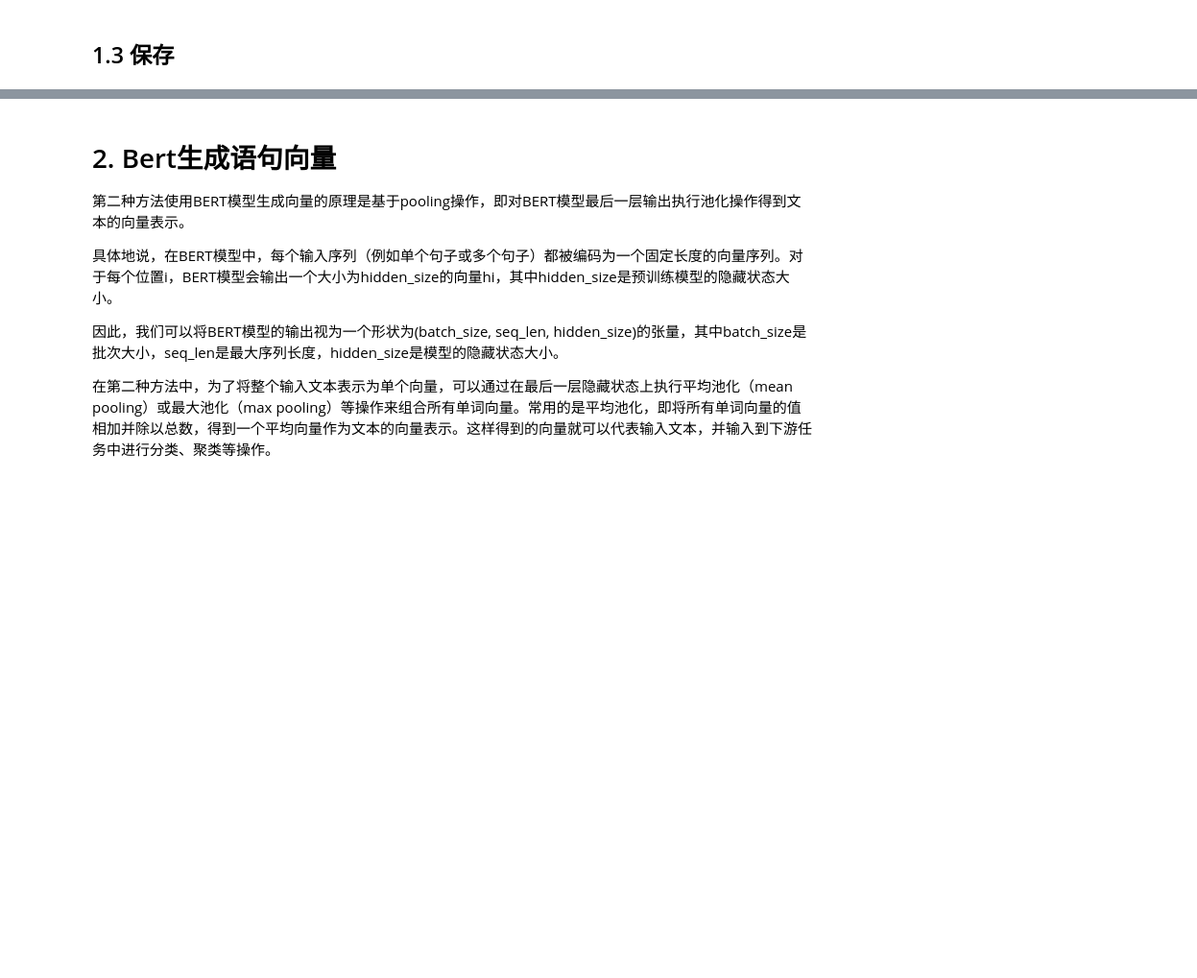
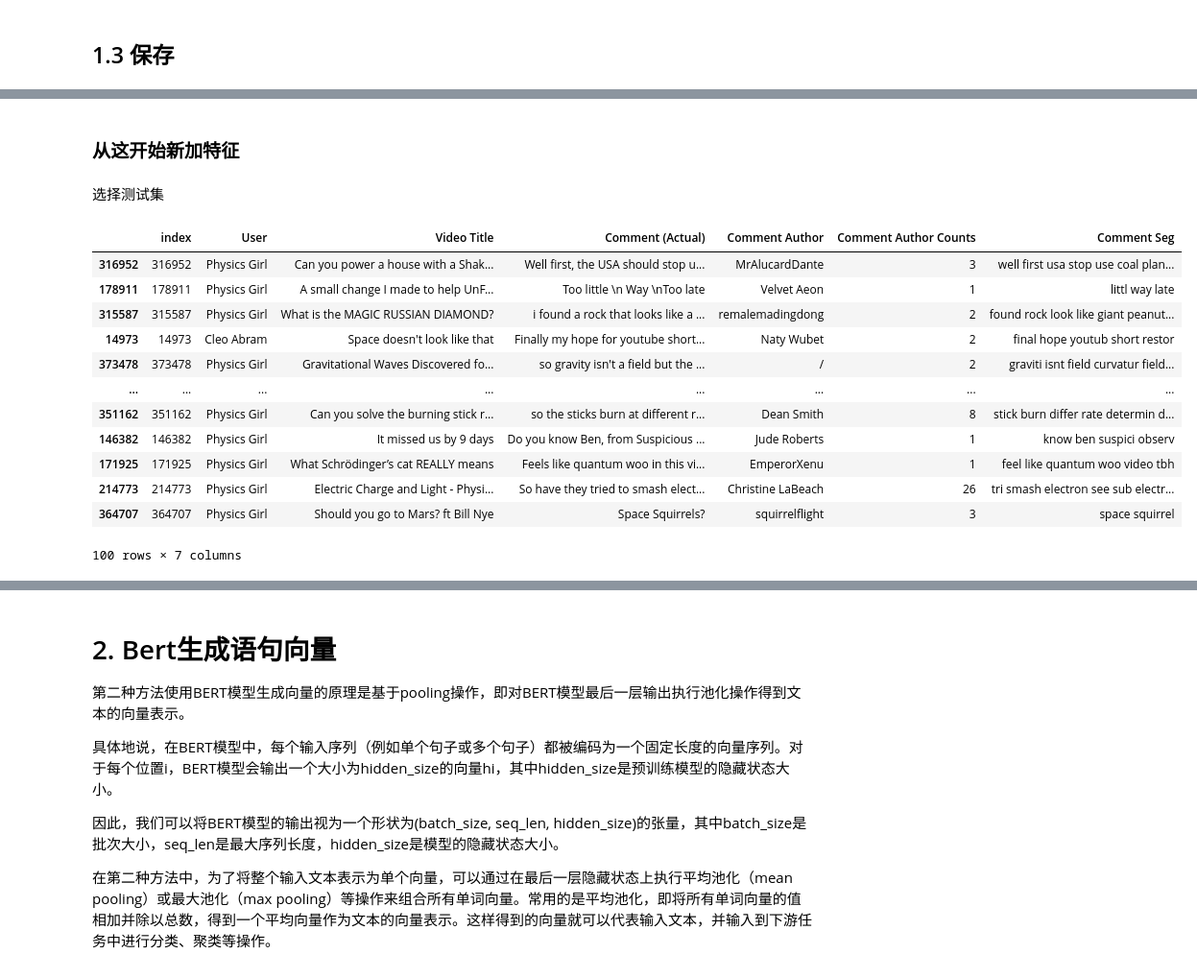
Before and after one commit to Blackteaxx/PythonDataAnalyze, a Jupyter notebook: PCA&Clustered/test.ipynb, the cells around one changed output, grey strips where cells are left out. Shown at 96% size. Cells and saved outputs as stored; diff of their text form; code cells hidden in the pictures; blank space fills up the shorter version.

```diff
--- a/PCA&Clustered/test.ipynb
+++ b/PCA&Clustered/test.ipynb
@@ -115,0 +127,22 @@ df = df.dropna(subset=['Comment Seg'])
+# %% [markdown]
+### 从这开始新加特征
+# %% [markdown]
+选择测试集
+# %%
+testdf = df.sample(n=100)
+testdf
+testdf.to_csv("testData.csv", index=False)
+# %% [output]
+|  | index | User | Video Title | Comment (Actual) | Comment Author | Comment Author Counts | Comment Seg |
+| 316952 | 316952 | Physics Girl | Can you power a house with a Shak... | Well first, the USA should stop u... | MrAlucardDante | 3 | well first usa stop use coal plan... |
+| 178911 | 178911 | Physics Girl | A small change I made to help UnF... | Too little \n Way \nToo late | Velvet Aeon | 1 | littl way late |
+| 315587 | 315587 | Physics Girl | What is the MAGIC RUSSIAN DIAMOND? | i found a rock that looks like a ... | remalemadingdong | 2 | found rock look like giant peanut... |
+| 14973 | 14973 | Cleo Abram | Space doesn't look like that | Finally my hope for youtube short... | Naty Wubet | 2 | final hope youtub short restor |
+| 373478 | 373478 | Physics Girl | Gravitational Waves Discovered fo... | so gravity isn't a field but the ... | / | 2 | graviti isnt field curvatur field... |
+| ... | ... | ... | ... | ... | ... | ... | ... |
+| 351162 | 351162 | Physics Girl | Can you solve the burning stick r... | so the sticks burn at different r... | Dean Smith | 8 | stick burn differ rate determin d... |
+| 146382 | 146382 | Physics Girl | It missed us by 9 days | Do you know Ben, from Suspicious ... | Jude Roberts | 1 | know ben suspici observ |
+| 171925 | 171925 | Physics Girl | What Schrödinger’s cat REALLY means | Feels like quantum woo in this vi... | EmperorXenu | 1 | feel like quantum woo video tbh |
+| 214773 | 214773 | Physics Girl | Electric Charge and Light - Physi... | So have they tried to smash elect... | Christine LaBeach | 26 | tri smash electron see sub electr... |
+| 364707 | 364707 | Physics Girl | Should you go to Mars? ft Bill Nye | Space Squirrels? | squirrelflight | 3 | space squirrel |
+100 rows × 7 columns
```
Also changed, not shown: parts of 6 cells of this notebook.
